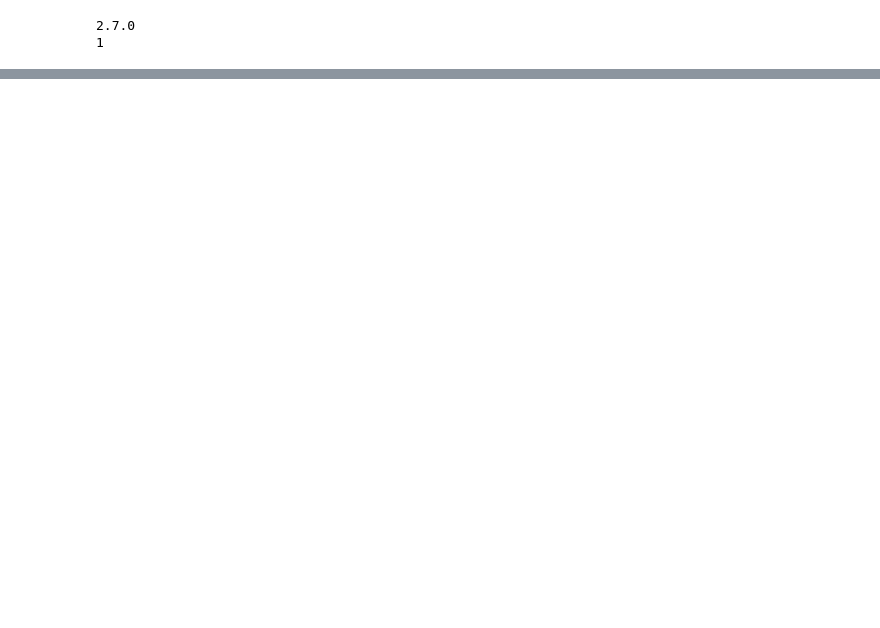
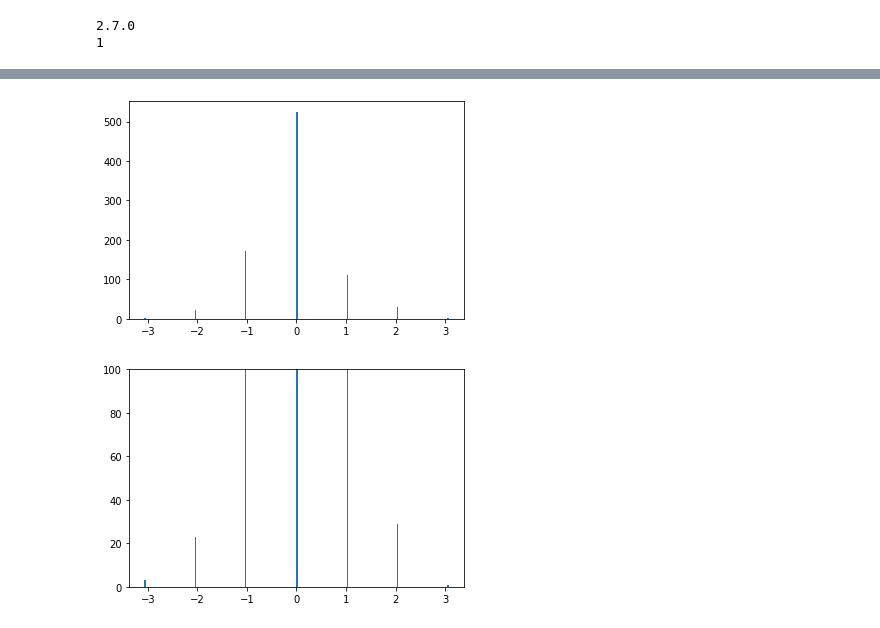
Before and after one commit to mateusArnaudGoldbarg/dl_compression, a Jupyter notebook: pruning-quantization-tensorflow/teste4/dl_newModel.ipynb, the cells around one changed output, grey strips where cells are left out. Drawn from its saved outputs; the diff is of its cells as text; code cells hidden in the pictures; blank space fills up the shorter version.

```diff
--- a/pruning-quantization-tensorflow/teste4/dl_newModel.ipynb
+++ b/pruning-quantization-tensorflow/teste4/dl_newModel.ipynb
@@ -326,3 +362,17 @@ for i in range(l):
+# %%
+for layer in model.layers:
+    if layer.name == 'conv1':
+        a = tf.reshape(layer.weights[0],[-1])
+        b = a.numpy()
+        plt.hist(b,200)
+        plt.show()
+
+        plt.hist(b,200)
+        plt.ylim((0,100))
+        plt.show()
+# %% [output]
+[figure, added]
+[figure, added]
 # %%
 plt.title("test acc x train acc")
 plt.plot(model_train_acc)
```
Also changed, not shown: parts of 17 cells of this notebook, 2 other files.
